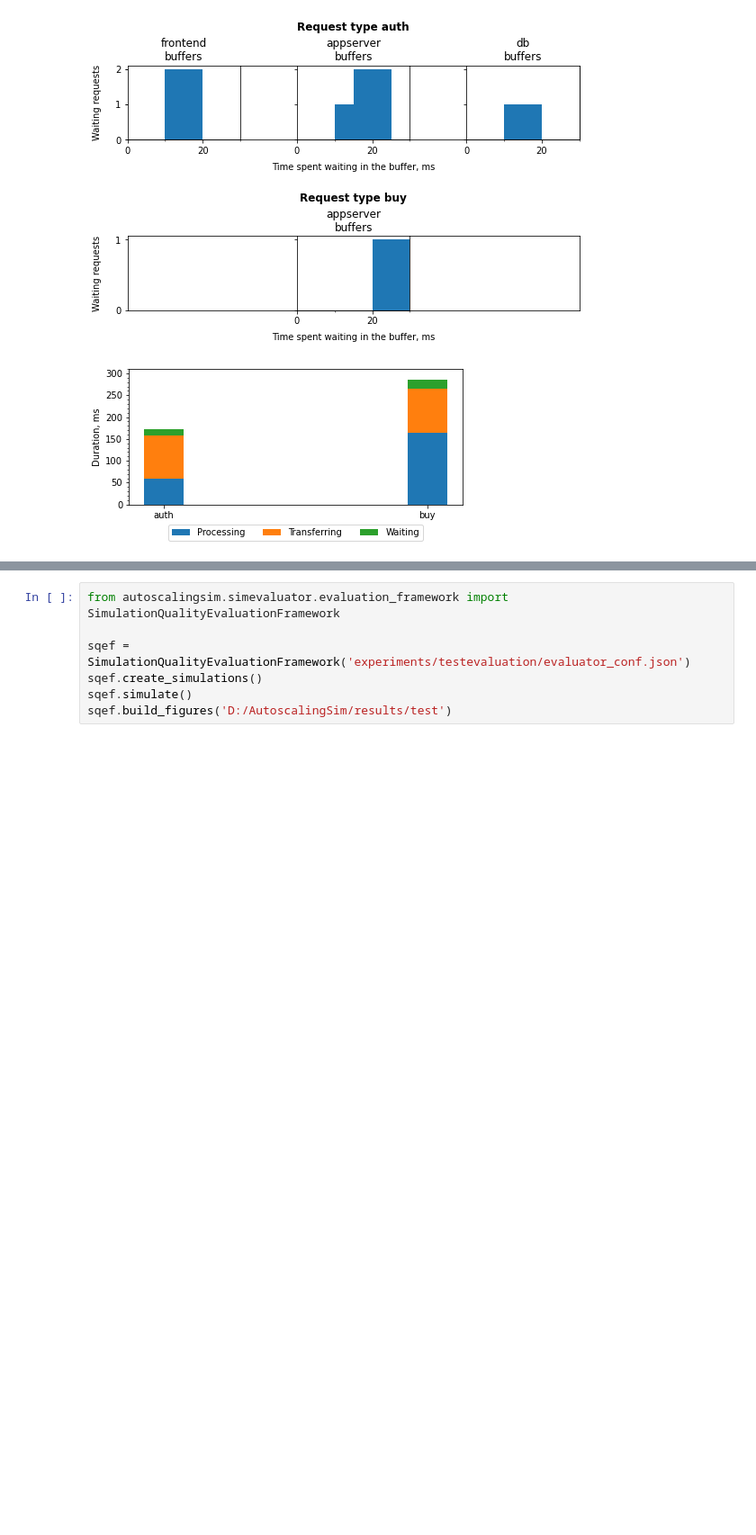
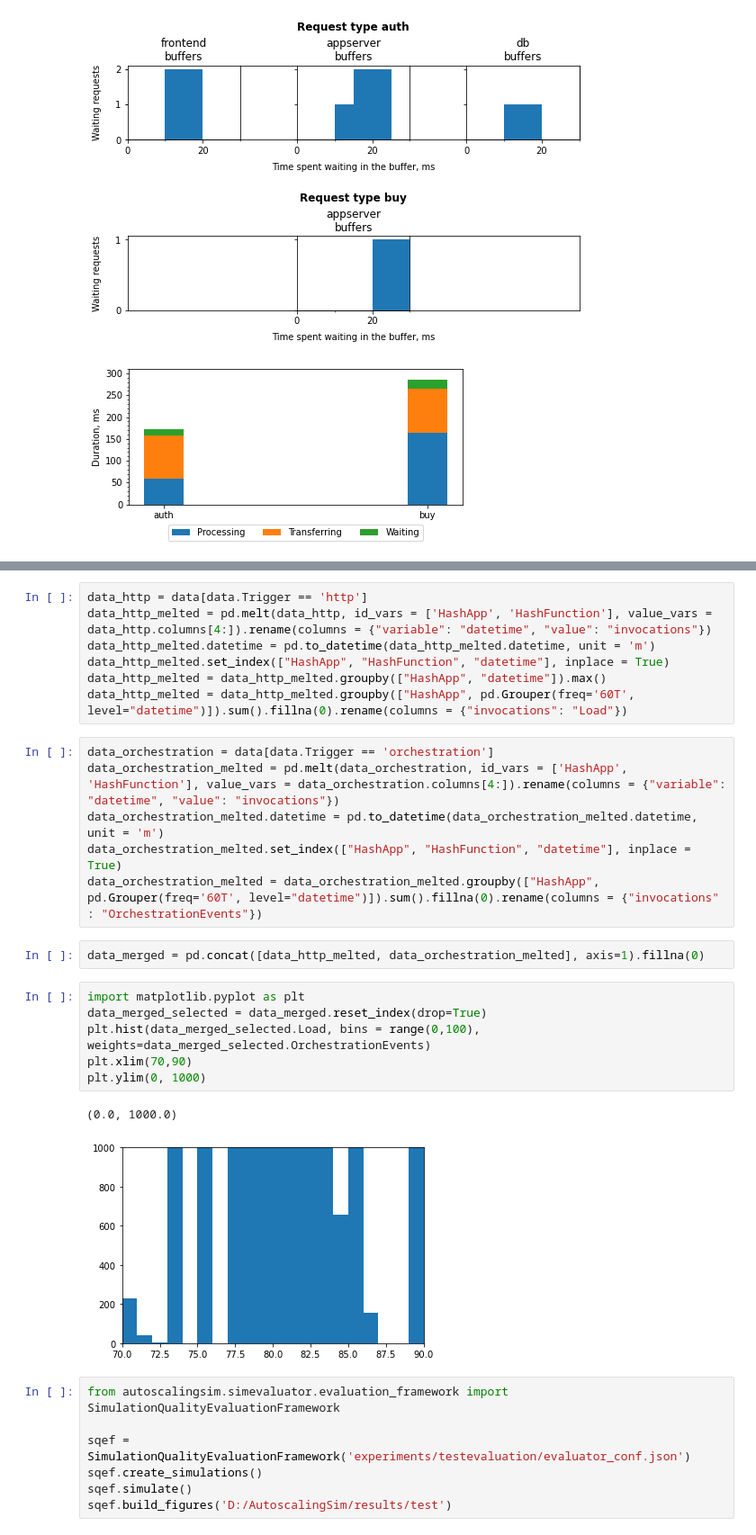
Before and after one commit to Remit/autoscaling-simulator, a Jupyter notebook: analysis.ipynb, the cells around one changed output, grey strips where cells are left out. Shown at 90% size. Saved outputs shown, nothing was run; the diff lists cells and outputs as text; blank space fills up the shorter version.

```diff
--- a/analysis.ipynb
+++ b/analysis.ipynb
@@ -34,3 +204,27 @@ af.build_figures(simulator.simulations['test'], '')
+# %%
+data_http = data[data.Trigger == 'http']
+data_http_melted = pd.melt(data_http, id_vars = ['HashApp', 'HashFunction'], value_vars = data_http.columns[4:]).rename(columns = {"variable": "datetime", "value": "invocations"})
+data_http_melted.datetime = pd.to_datetime(data_http_melted.datetime, unit = 'm')
+data_http_melted.set_index(["HashApp", "HashFunction", "datetime"], inplace = True)
+data_http_melted = data_http_melted.groupby(["HashApp", "datetime"]).max()
+data_http_melted = data_http_melted.groupby(["HashApp", pd.Grouper(freq='60T', level="datetime")]).sum().fillna(0).rename(columns = {"invocations": "Load"})
+# %%
+data_orchestration = data[data.Trigger == 'orchestration']
+data_orchestration_melted = pd.melt(data_orchestration, id_vars = ['HashApp', 'HashFunction'], value_vars = data_orchestration.columns[4:]).rename(columns = {"variable": "datetime", "value": "invocations"})
+data_orchestration_melted.datetime = pd.to_datetime(data_orchestration_melted.datetime, unit = 'm')
+data_orchestration_melted.set_index(["HashApp", "HashFunction", "datetime"], inplace = True)
+data_orchestration_melted = data_orchestration_melted.groupby(["HashApp", pd.Grouper(freq='60T', level="datetime")]).sum().fillna(0).rename(columns = {"invocations" : "OrchestrationEvents"})
+# %%
+data_merged = pd.concat([data_http_melted, data_orchestration_melted], axis=1).fillna(0)
+# %%
+import matplotlib.pyplot as plt
+data_merged_selected = data_merged.reset_index(drop=True)
+plt.hist(data_merged_selected.Load, bins = range(0,100), weights=data_merged_selected.OrchestrationEvents)
+plt.xlim(70,90)
+plt.ylim(0, 1000)
+# %% [output]
+(0.0, 1000.0)
+[figure, added]
 # %%
 from autoscalingsim.simevaluator.evaluation_framework import SimulationQualityEvaluationFramework
 
```
Also changed, not shown: parts of 8 cells of this notebook.
